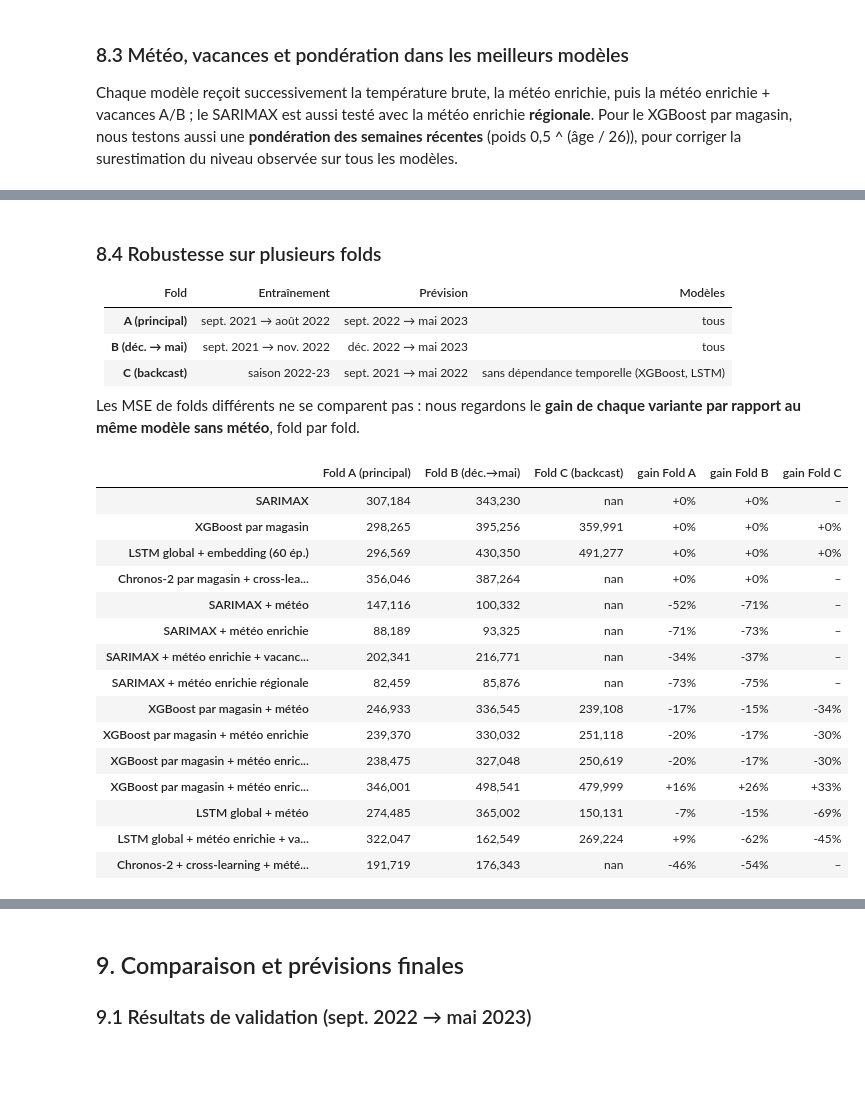
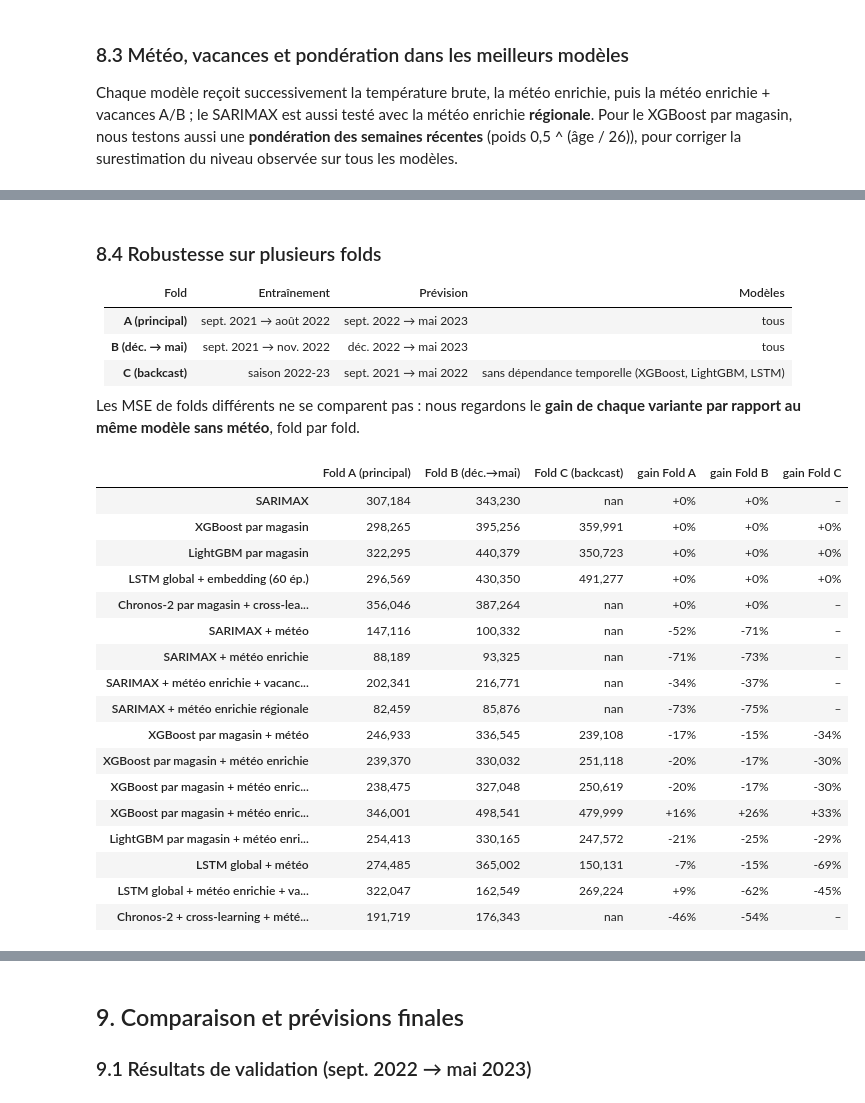
Before and after one commit to deboramendes27/decathlon-forecast, a Jupyter notebook: notebooks/02_modeles.ipynb, the cells around one changed output, grey strips where cells are left out. Drawn from its saved outputs; the diff is of its cells as text; code cells hidden in the pictures; blank space fills up the shorter version.

```diff
--- a/notebooks/02_modeles.ipynb
+++ b/notebooks/02_modeles.ipynb
@@ -618,9 +642,11 @@ magasin puis **additionnons les 55 prévisions**. Un magasin sans vente sur l'en
 # %%
 XGB_REG = dict(n_estimators=300, learning_rate=0.03, max_depth=2, min_child_weight=5,
                reg_lambda=5, reg_alpha=1, subsample=0.8, colsample_bytree=0.8, random_state=42)
+LGB_REG = dict(n_estimators=300, learning_rate=0.03, max_depth=2, num_leaves=4, min_child_samples=5,
+               reg_lambda=5, reg_alpha=1, subsample=0.8, subsample_freq=1, colsample_bytree=0.8, random_state=42, verbose=-1)
 
-def make_store_forecast(use_active=False, meteo_cols=(), half_life=None):
-    # XGBoost régularisé par magasin ; `half_life` pondère les semaines récentes (section 8.3)
+def make_store_forecast(use_active=False, meteo_cols=(), half_life=None, model='xgb'):
+    # XGBoost (ou LightGBM) régularisé par magasin ; `half_life` pondère les semaines récentes (section 8.3)
     feature_fn = features_with(meteo_cols)
     feats = ML_FEATURES_SMOOTH + list(meteo_cols) + (['active'] if use_active else [])
     monotone = tuple(1 if f in ('log_stores', 'active') else 0 for f in feats)
@@ -636,16 +662,19 @@ def make_store_forecast(use_active=False, meteo_cols=(), half_life=None):
             if use_active:
                 Xp = X_past.assign(active=store_active.loc[past.index, bu].values)
                 Xf = X_fut.assign(active=store_active.loc[fut.index, bu].values)
-            model = XGBRegressor(**XGB_REG, monotone_constraints=monotone, n_jobs=1)
-            model.fit(Xp[feats], y, sample_weight=weights)
-            pred = np.expm1(model.predict(Xf[feats])).clip(0)
+            est = (XGBRegressor(**XGB_REG, monotone_constraints=monotone, n_jobs=1) if model == 'xgb'
+                   else LGBMRegressor(**LGB_REG, monotone_constraints=list(monotone), n_jobs=1))
+            est.fit(Xp[feats], y, sample_weight=weights)
+            pred = np.expm1(est.predict(Xf[feats])).clip(0)
             total += pred * Xf.active.values if use_active else pred   # pas de ligne = pas de vente
         return pd.Series(total, index=fut.index)
     return forecast
 
 store_forecast = make_store_forecast()
+store_lgbm_forecast = make_store_forecast(model='lgbm')
 for name, fn in [('XGBoost par magasin', store_forecast),
-                 ('XGBoost par magasin + activité', make_store_forecast(use_active=True))]:
+                 ('XGBoost par magasin + activité', make_store_forecast(use_active=True)),
+                 ('LightGBM par magasin', store_lgbm_forecast)]:
     evaluate(name, fn)
     overfit_check(name, fn)
 # %% [output]
@@ -746,17 +781,20 @@ rf_reg_forecast = ml_forecast(lambda: RandomForestRegressor(n_estimators=500, mi
                                                             random_state=42, n_jobs=-1), feature_fn=ml_features_smooth)
 monotone = tuple(1 if f == 'log_stores' else 0 for f in ML_FEATURES_SMOOTH)
 xgb_reg_forecast = ml_forecast(lambda: XGBRegressor(**XGB_REG, monotone_constraints=monotone), feature_fn=ml_features_smooth)
+lgbm_reg_forecast = ml_forecast(lambda: LGBMRegressor(**LGB_REG, monotone_constraints=list(monotone)), feature_fn=ml_features_smooth)
 lstm_reg_forecast = make_lstm_forecast(hidden=8, dropout=0.3, weight_decay=1e-3, epochs=150, feature_fn=ml_features_smooth)
 store_lstm_short_forecast = make_store_lstm_forecast(epochs=60)
 
 for name, fn in [('Random Forest régularisé', rf_reg_forecast), ('XGBoost régularisé', xgb_reg_forecast),
+                 ('LightGBM régularisé', lgbm_reg_forecast),
                  ('LSTM régularisé', lstm_reg_forecast), ('LSTM global + embedding (60 ép.)', store_lstm_short_forecast)]:
     evaluate(name, fn)
     overfit_check(name, fn)
 
 plot_val(['SARIMAX', 'XGBoost', 'XGBoost régularisé', 'LSTM régularisé', 'LSTM global + embedding (60 ép.)'],
          'Regularized models – validation')
-overfit_table(['Random Forest', 'Random Forest régularisé', 'XGBoost', 'XGBoost régularisé', 'LSTM', 'LSTM régularisé',
+overfit_table(['Random Forest', 'Random Forest régularisé', 'XGBoost', 'XGBoost régularisé', 'LightGBM', 'LightGBM régularisé',
+               'LSTM', 'LSTM régularisé',
                'LSTM global + embedding', 'LSTM global + embedding (60 ép.)'])
 # %% [output]
 Random Forest régularisé | MSE = 357,749 | RMSE = 598 | MAE = 361 | WAPE = 0.395
@@ -948,13 +992,14 @@ optimized = {
     'XGBoost par magasin + météo enrichie': store_rich_forecast,
     'XGBoost par magasin + météo enrichie + vacances A/B': make_store_forecast(meteo_cols=METEO_RICH_AB),
     'XGBoost par magasin + météo enrichie + pondération': make_store_forecast(meteo_cols=METEO_RICH, half_life=26),
+    'LightGBM par magasin + météo enrichie': make_store_forecast(meteo_cols=METEO_RICH, model='lgbm'),
     'LSTM global + météo': make_store_lstm_forecast(epochs=60, meteo_cols=METEO_RAW),
     'LSTM global + météo enrichie + vacances A/B': store_lstm_rich_ab_forecast,
     'Chronos-2 + cross-learning + météo enrichie + vacances A/B': chronos_rich_ab_forecast,
 }
 for name, fn in optimized.items():
     evaluate(name, fn)
-    if name.startswith(('XGBoost', 'LSTM')):
+    if name.startswith(('XGBoost', 'LightGBM', 'LSTM')):
         overfit_check(name, fn)
 plot_val(['SARIMAX', 'SARIMAX + météo', 'SARIMAX + météo enrichie', 'SARIMAX + météo enrichie régionale',
           'XGBoost par magasin + météo enrichie'],
@@ -985,40 +1032,42 @@ Chronos-2 + cross-learning + météo enrichie + vacances A/B | MSE = 191,719 | R
 |---|---|---|---|
 | **A (principal)** | sept. 2021 → août 2022 | sept. 2022 → mai 2023 | tous |
 | **B (déc. → mai)** | sept. 2021 → nov. 2022 | déc. 2022 → mai 2023 | tous |
-| **C (backcast)** | saison 2022-23 | sept. 2021 → mai 2022 | sans dépendance temporelle (XGBoost, LSTM) |
+| **C (backcast)** | saison 2022-23 | sept. 2021 → mai 2022 | sans dépendance temporelle (XGBoost, LightGBM, LSTM) |
 
 Les MSE de folds différents ne se comparent pas : nous regardons le **gain de chaque variante par rapport au même
 modèle sans météo**, fold par fold.
 # %%
 FOLD_B_START = pd.Timestamp('2022-12-04')
 folds = {
     'Fold A (principal)': (val_train, val_future),
     'Fold B (déc.→mai)': (hist[hist.index < FOLD_B_START],
                           hist[(hist.index >= FOLD_B_START) & (hist.index <= val_future.index[-1])]),
     'Fold C (backcast)': (hist[hist.index >= VAL_START], hist[hist.index < VAL_START].loc[:'2022-05-29']),
 }
 FAMILY_REF = {'SARIMAX': ('SARIMAX', sarimax_forecast),
               'XGBoost par magasin': ('XGBoost par magasin', store_forecast),
+              'LightGBM par magasin': ('LightGBM par magasin', store_lgbm_forecast),
               'LSTM global': ('LSTM global + embedding (60 ép.)', store_lstm_short_forecast),
               'Chronos-2': ('Chronos-2 par magasin + cross-learning', chronos_cross_forecast)}
 NO_BACKCAST = ('SARIMAX', 'Chronos-2')   # le fold C « prévoit le passé » : interdit aux modèles temporels
 candidates = {ref: fn for ref, fn in FAMILY_REF.values()} | optimized
 
 rows = {}
 for name, fn in candidates.items():
     rows[name] = {fold: np.nan if (fold.startswith('Fold C') and name.startswith(NO_BACKCAST))
                   else metrics(f_future.sales, fn(f_train, f_future.drop(columns='sales')).clip(lower=0))['MSE']
                   for fold, (f_train, f_future) in folds.items()}
 robust = pd.DataFrame(rows).T
 for family, (ref_name, _) in FAMILY_REF.items():
     members = [n for n in robust.index if n.startswith(family)]
     for fold in folds:
         robust.loc[members, f'gain {fold[:6]}'] = robust.loc[members, fold] / robust.loc[ref_name, fold] - 1
 robust.style.format('{:,.0f}', subset=list(folds)).format('{:+.0%}', subset=[c for c in robust if c.startswith('gain')], na_rep='–')
 # %% [output]
 |  | Fold A (principal) | Fold B (déc.→mai) | Fold C (backcast) | gain Fold A | gain Fold B | gain Fold C |
 | SARIMAX | 307,184 | 343,230 | nan | +0% | +0% | – |
 | XGBoost par magasin | 298,265 | 395,256 | 359,991 | +0% | +0% | +0% |
+| LightGBM par magasin | 322,295 | 440,379 | 350,723 | +0% | +0% | +0% |
 | LSTM global + embedding (60 ép.) | 296,569 | 430,350 | 491,277 | +0% | +0% | +0% |
 | Chronos-2 par magasin + cross-lea... | 356,046 | 387,264 | nan | +0% | +0% | – |
 | SARIMAX + météo | 147,116 | 100,332 | nan | -52% | -71% | – |
@@ -1029,6 +1078,7 @@ robust.style.format('{:,.0f}', subset=list(folds)).format('{:+.0%}', subset=[c f
 | XGBoost par magasin + météo enrichie | 239,370 | 330,032 | 251,118 | -20% | -17% | -30% |
 | XGBoost par magasin + météo enric... | 238,475 | 327,048 | 250,619 | -20% | -17% | -30% |
 | XGBoost par magasin + météo enric... | 346,001 | 498,541 | 479,999 | +16% | +26% | +33% |
+| LightGBM par magasin + météo enri... | 254,413 | 330,165 | 247,572 | -21% | -25% | -29% |
 | LSTM global + météo | 274,485 | 365,002 | 150,131 | -7% | -15% | -69% |
 | LSTM global + météo enrichie + va... | 322,047 | 162,549 | 269,224 | +9% | -62% | -45% |
 | Chronos-2 + cross-learning + mété... | 191,719 | 176,343 | nan | -46% | -54% | – |
```
Also changed, not shown: parts of 15 cells of this notebook.
